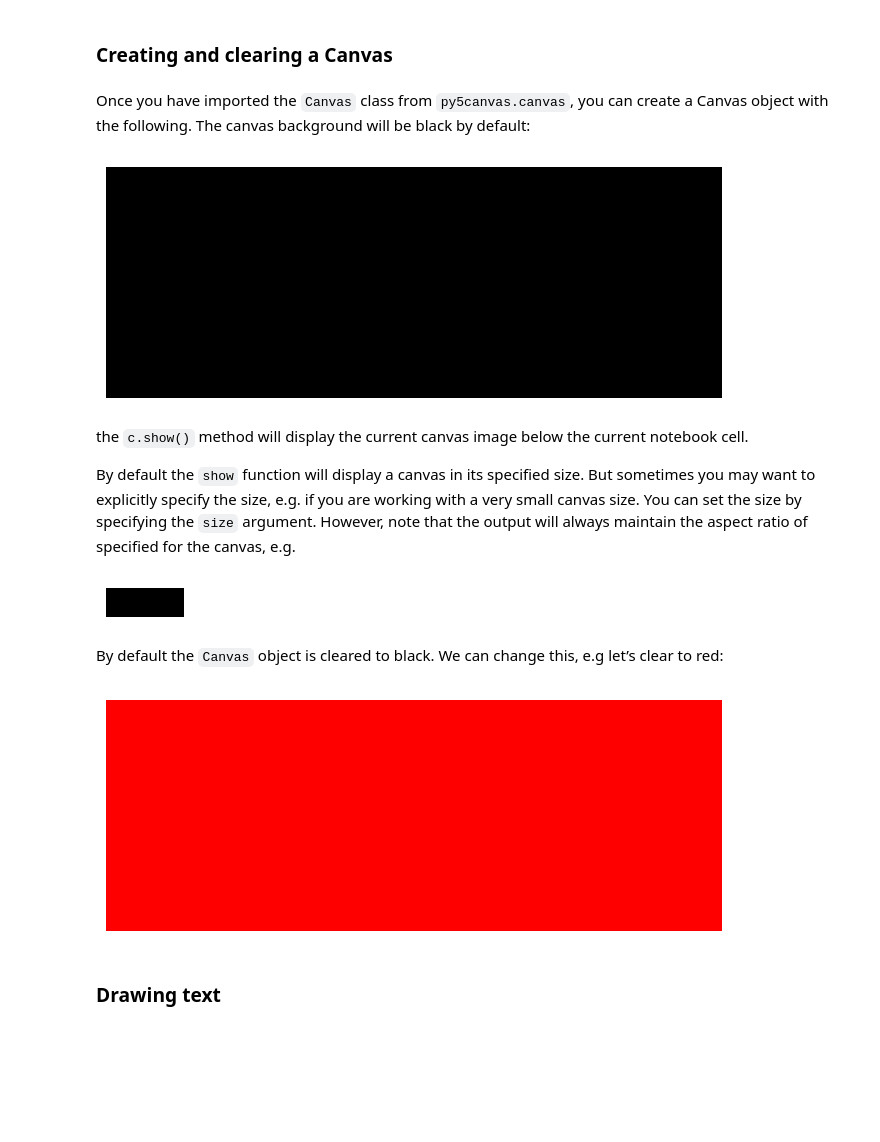
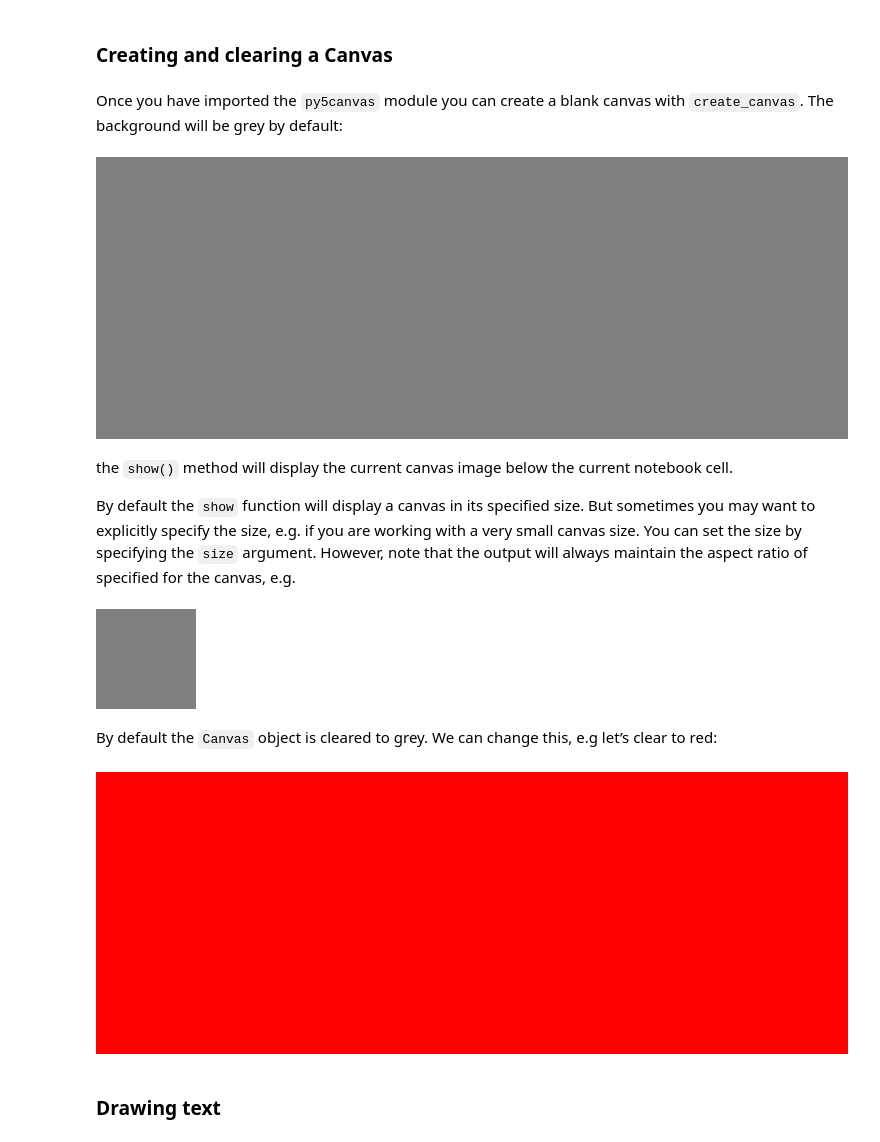
Before and after one commit to colormotor/py5canvas, a Jupyter notebook: examples/canvas_tutorial.ipynb, the cells around one changed output. Cells and saved outputs as stored; diff of their text form; code cells hidden in the pictures; blank space fills up the shorter version.

```diff
--- a/examples/canvas_tutorial.ipynb
+++ b/examples/canvas_tutorial.ipynb
@@ -119,29 +105,29 @@ You will notice that the programming interface is similar to p5js, although it d
 # %% [markdown]
 ### Creating and clearing a Canvas
 # %% [markdown]
-Once you have imported the `Canvas` class from `py5canvas.canvas`, you can create a Canvas object with the following. The canvas background will be black by default:
+Once you have imported the `py5canvas` module you can create a blank canvas with `create_canvas`. The background will be grey by default:
 # %%
-c = Canvas(800, 300)
-c.show()
+create_canvas(800, 300)
+show()
 # %% [output]
-[figure, old version]
+[figure, new version]
 # %% [markdown]
-the `c.show()` method will display the current canvas image below the current notebook cell.
+the `show()` method will display the current canvas image below the current notebook cell.
 
 
 By default the `show` function will display a canvas in its specified size. But sometimes you may want to explicitly specify the size, e.g. if you are working with a very small canvas size.
 You can set the size by specifying the `size` argument. However, note that the output will always maintain the aspect ratio of specified for the canvas, e.g.
 # %%
-c.show(size=(100, 100))
+show(size=(100, 100))
 # %% [output]
-[figure, old version]
+[figure, new version]
 # %% [markdown]
-By default the `Canvas` object is cleared to black. We can change this, e.g let&rsquo;s clear to red:
+By default the `Canvas` object is cleared to grey. We can change this, e.g let&rsquo;s clear to red:
 # %%
-c.background(255, 0, 0)
-c.show()
+background(255, 0, 0)
+show()
 # %% [output]
-[figure, old version]
+[figure, new version]
 # %% [markdown]
 ### Drawing text
 # %% [markdown]
```
Also changed, not shown: parts of 65 cells of this notebook, 1 other file.
